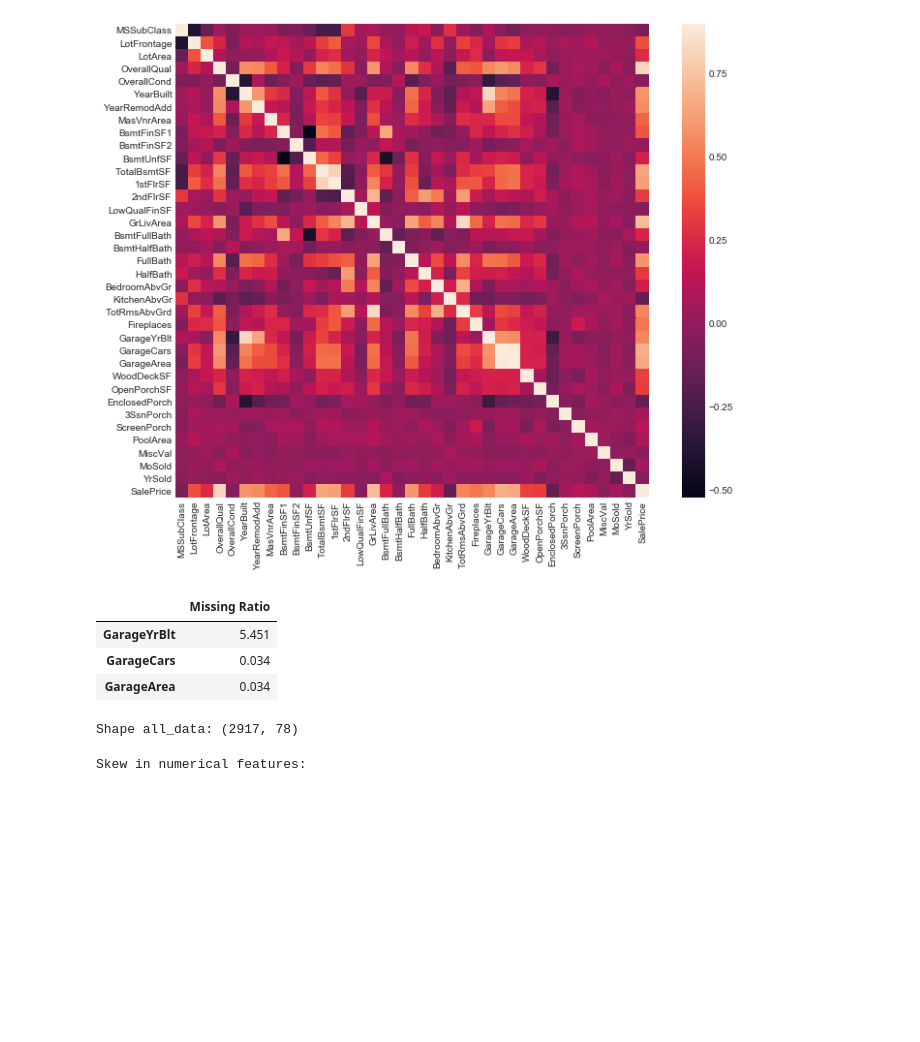
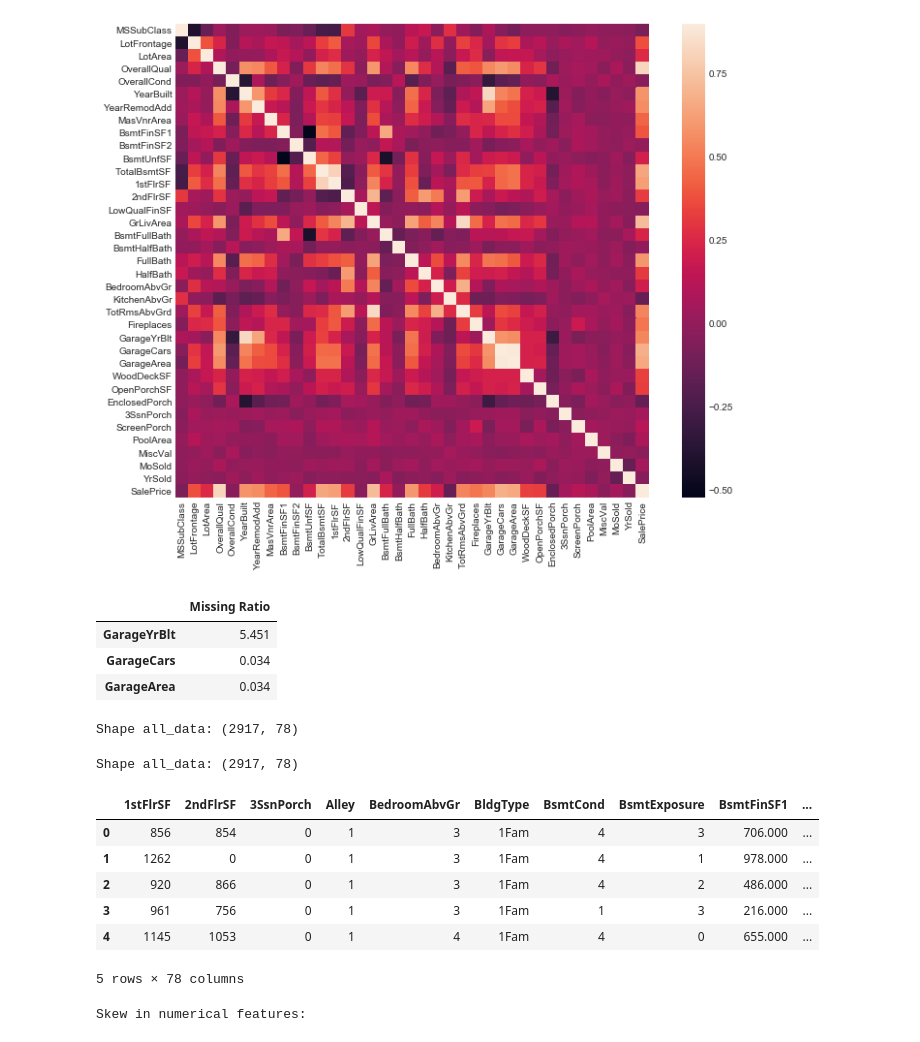
Before and after one commit to shohei1113/house-price, a Jupyter notebook: main.ipynb, the cells around one changed output. Saved outputs shown, nothing was run; the diff lists cells and outputs as text; code cells hidden in the pictures; blank space fills up the shorter version.

```diff
--- a/main.ipynb
+++ b/main.ipynb
@@ -339,6 +345,16 @@ cols = ('FireplaceQu', 'BsmtQual', 'BsmtCond', 'GarageQual', 'GarageCond',
         'BsmtFinType2', 'Functional', 'Fence', 'BsmtExposure', 'GarageFinish', 'LandSlope',
         'LotShape', 'PavedDrive', 'Street', 'Alley', 'CentralAir', 'MSSubClass', 'OverallCond',
         'YrSold', 'MoSold')
+# process columns, apply LabelEncoder to categorical features
+for c in cols:
+    lbl = LabelEncoder()
+    lbl.fit(list(all_data[c].values))
+    all_data[c] = lbl.transform(list(all_data[c].values))
+
+# shape
+print('Shape all_data: {}'.format(all_data.shape))
+# %% [output]
+Shape all_data: (2917, 78)
 # %%
 for c in cols:
     lbl = LabelEncoder()
@@ -349,6 +365,16 @@ for c in cols:
 print('Shape all_data: {}'.format(all_data.shape))
 # %% [output]
 Shape all_data: (2917, 78)
+# %%
+all_data.head()
+# %% [output]
+|  | 1stFlrSF | 2ndFlrSF | 3SsnPorch | Alley | BedroomAbvGr | BldgType | BsmtCond | BsmtExposure | BsmtFinSF1 | ... |
+| 0 | 856 | 854 | 0 | 1 | 3 | 1Fam | 4 | 3 | 706.000 | ... |
+| 1 | 1262 | 0 | 0 | 1 | 3 | 1Fam | 4 | 1 | 978.000 | ... |
+| 2 | 920 | 866 | 0 | 1 | 3 | 1Fam | 4 | 2 | 486.000 | ... |
+| 3 | 961 | 756 | 0 | 1 | 3 | 1Fam | 1 | 3 | 216.000 | ... |
+| 4 | 1145 | 1053 | 0 | 1 | 4 | 1Fam | 4 | 0 | 655.000 | ... |
+5 rows × 78 columns
 # %%
 all_data['TotalSF'] = all_data['TotalBsmtSF'] + all_data['1stFlrSF'] + all_data['2ndFlrSF']
 # %%
```
Also changed, not shown: parts of 12 cells of this notebook, 2 other files.
